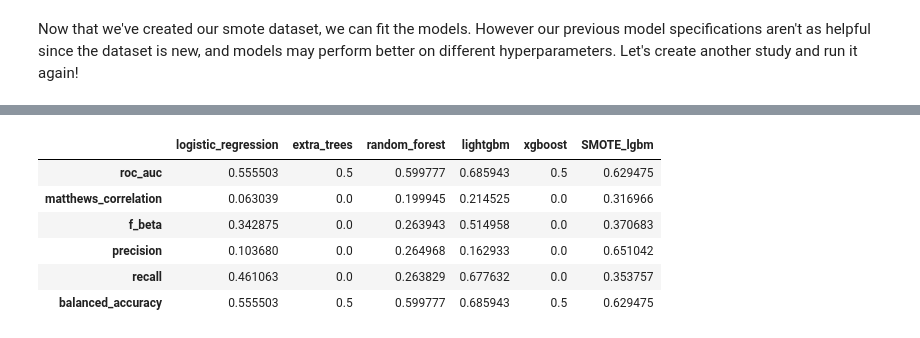
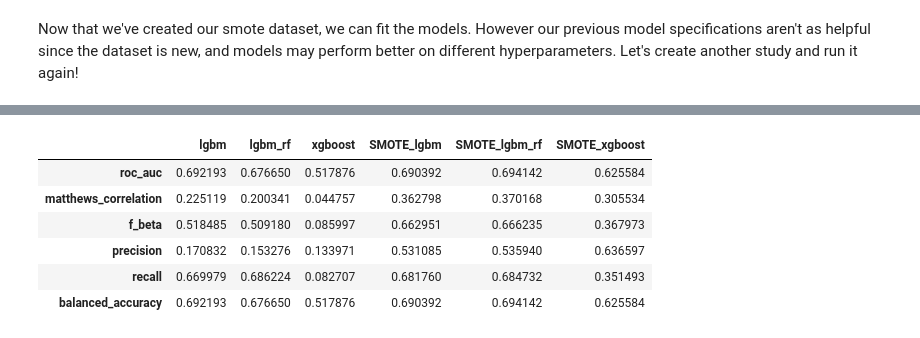
Before and after one commit to lrobin42/Home_Credit_Default_Prediction, a Jupyter notebook: default_prediction.ipynb, the cells around one changed output, grey strips where cells are left out. Cells and saved outputs as stored; diff of their text form; code cells hidden in the pictures.

Commit message:
Add files via upload
Cut pytorch regression, and condensed optuna runs. num_trials = 30.

```diff
--- a/default_prediction.ipynb
+++ b/default_prediction.ipynb
@@ -298,21 +303,23 @@ categorical_columns: list[str] = [
 # %%
-classifiers: list[str] = ["logistic_regression", "extra_trees", "random_forest"]
-
 model_performance = pd.DataFrame()
 model_specifications = dict()
 
+
+classifiers: list[str] = ["lgbm", "lgbm_rf", "xgboost"]
+
 for classifier in classifiers:
+
     study = create_study(
         direction="maximize",
+        study_name=(classifier + "\n"),
         pruner=SuccessiveHalvingPruner(reduction_factor=2),
         sampler=RandomSampler(seed=42),
     )
+
     study.optimize(
-        lambda trial: objective_1(
-            classifier, trial, x_train, np.array(y_train).ravel()
-        ),
-        n_trials=num_trials,
-    )
+        lambda trial: objective(classifier, trial, x_train, np.array(y_train).ravel()),
+        n_trials=num_trials,  # 4,
+    )  # n_trials=100 is the original value
 
     model_specifications[classifier] = study.best_params
 
@@ -419,19 +403,28 @@ x_train, x_test, y_train, y_test = train_test_split(
 # %% [markdown]
 Now that we've created our smote dataset, we can fit the models. However our previous model specifications aren't as helpful since the dataset is new, and models may perform better on different hyperparameters. Let's create another study and run it again!
 # %%
-study: Study = create_study(
-    direction="maximize",
-    pruner=SuccessiveHalvingPruner(reduction_factor=2),
-    sampler=RandomSampler(seed=42),
-)
-study.optimize(lambda trial: objective_1("lightgbm", trial, x, y), n_trials=num_trials)
+for idx, classifier in enumerate(['lgbm','lgbm_rf','xgboost']):
+    study: Study = create_study(
+        direction="maximize",
+        study_name=(classifier+'\n'),
+        pruner=SuccessiveHalvingPruner(reduction_factor=2),
+        sampler=RandomSampler(seed=42),
+    )
+    study.optimize(lambda trial: objective(classifier, trial, x, y), n_trials=num_trials)
 
 
-model_specifications["SMOTE_lgbm"] = study.best_params
+    model_specifications["smote_model"] = study.best_params
 
-smote_lgbm = LGBMClassifier(**study.best_params,device='gpu')
-smote_lgbm.fit(x_train, y_train)
-predictions: NDArray = smote_lgbm.predict(x_test)
-model_performance["SMOTE_lgbm"] = calculate_model_statistics(y_test, predictions)
+    if idx<=1:
+        smote_model = LGBMClassifier(**study.best_params,device='gpu')
+    else:
+        smote_model = XGBClassifier(**study.best_params, tree_method='gpu_hist',predictor='gpu_predictor', device='gpu'
+                                    )
+    smote_model.fit(x_train, y_train)
+    predictions: NDArray = smote_model.predict(x_test)
+
+    designator ="SMOTE_"+classifier
+
+    model_performance[designator] = calculate_model_statistics(y_test, predictions)
 model_performance
 # %% [output]
@@ -440,7 +448,7 @@ model_performance
-|  | logistic_regression | extra_trees | random_forest | lightgbm | xgboost | SMOTE_lgbm |
-| roc_auc | 0.555503 | 0.5 | 0.599777 | 0.685943 | 0.5 | 0.629475 |
-| matthews_correlation | 0.063039 | 0.0 | 0.199945 | 0.214525 | 0.0 | 0.316966 |
-| f_beta | 0.342875 | 0.0 | 0.263943 | 0.514958 | 0.0 | 0.370683 |
-| precision | 0.103680 | 0.0 | 0.264968 | 0.162933 | 0.0 | 0.651042 |
-| recall | 0.461063 | 0.0 | 0.263829 | 0.677632 | 0.0 | 0.353757 |
-| balanced_accuracy | 0.555503 | 0.5 | 0.599777 | 0.685943 | 0.5 | 0.629475 |
+|  | lgbm | lgbm_rf | xgboost | SMOTE_lgbm | SMOTE_lgbm_rf | SMOTE_xgboost |
+| roc_auc | 0.692193 | 0.676650 | 0.517876 | 0.690392 | 0.694142 | 0.625584 |
+| matthews_correlation | 0.225119 | 0.200341 | 0.044757 | 0.362798 | 0.370168 | 0.305534 |
+| f_beta | 0.518485 | 0.509180 | 0.085997 | 0.662951 | 0.666235 | 0.367973 |
+| precision | 0.170832 | 0.153276 | 0.133971 | 0.531085 | 0.535940 | 0.636597 |
+| recall | 0.669979 | 0.686224 | 0.082707 | 0.681760 | 0.684732 | 0.351493 |
+| balanced_accuracy | 0.692193 | 0.676650 | 0.517876 | 0.690392 | 0.694142 | 0.625584 |
```
Also changed, not shown: parts of 14 cells of this notebook, 1 other file.
